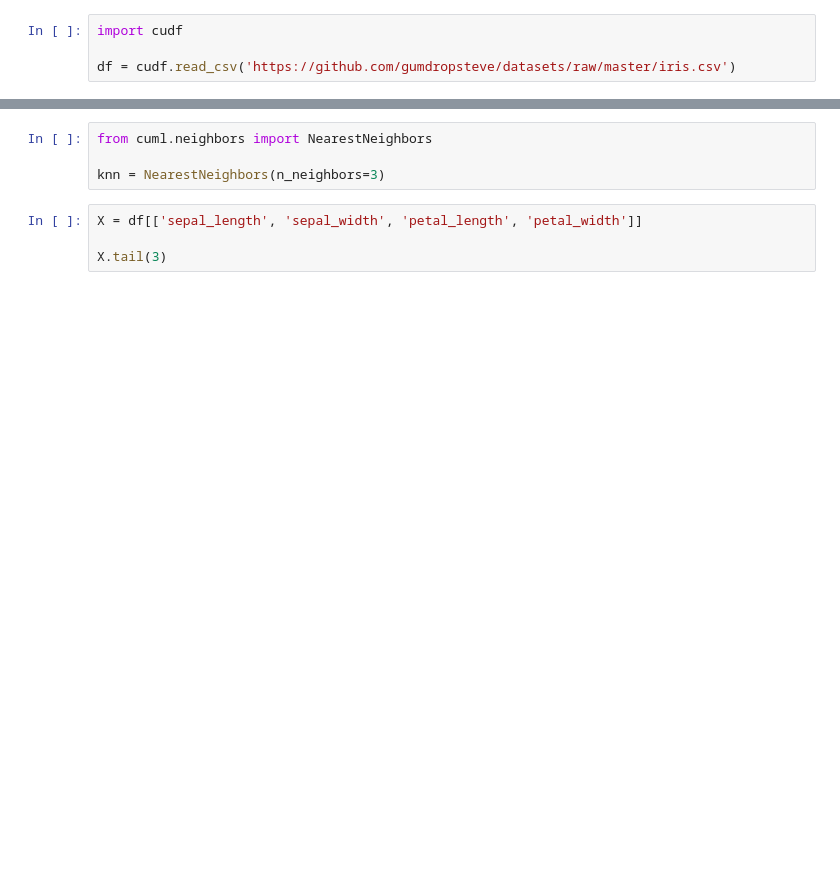
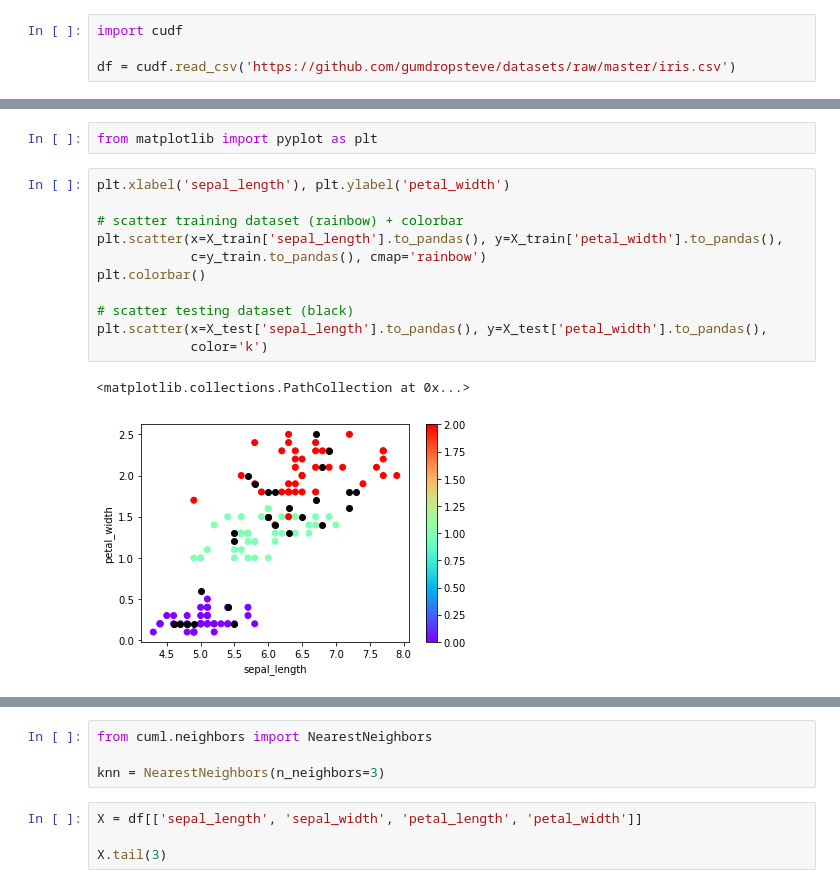
Before and after one commit to Dropout-Analytics/cuml_knn, a Jupyter notebook: knn.ipynb, the cells around one changed output, grey strips where cells are left out. Cells and saved outputs as stored; diff of their text form; blank space fills up the shorter version.

```diff
--- a/knn.ipynb
+++ b/knn.ipynb
@@ -28,0 +63,16 @@ df.species.unique()
+# %%
+from matplotlib import pyplot as plt
+# %%
+plt.xlabel('sepal_length'), plt.ylabel('petal_width')
+
+# scatter training dataset (rainbow) + colorbar
+plt.scatter(x=X_train['sepal_length'].to_pandas(), y=X_train['petal_width'].to_pandas(),
+            c=y_train.to_pandas(), cmap='rainbow')
+plt.colorbar()
+
+# scatter testing dataset (black)
+plt.scatter(x=X_test['sepal_length'].to_pandas(), y=X_test['petal_width'].to_pandas(),
+            color='k')
+# %% [output]
+<matplotlib.collections.PathCollection at 0x...>
+[figure, added]
```
Also changed, not shown: parts of 58 cells of this notebook.
